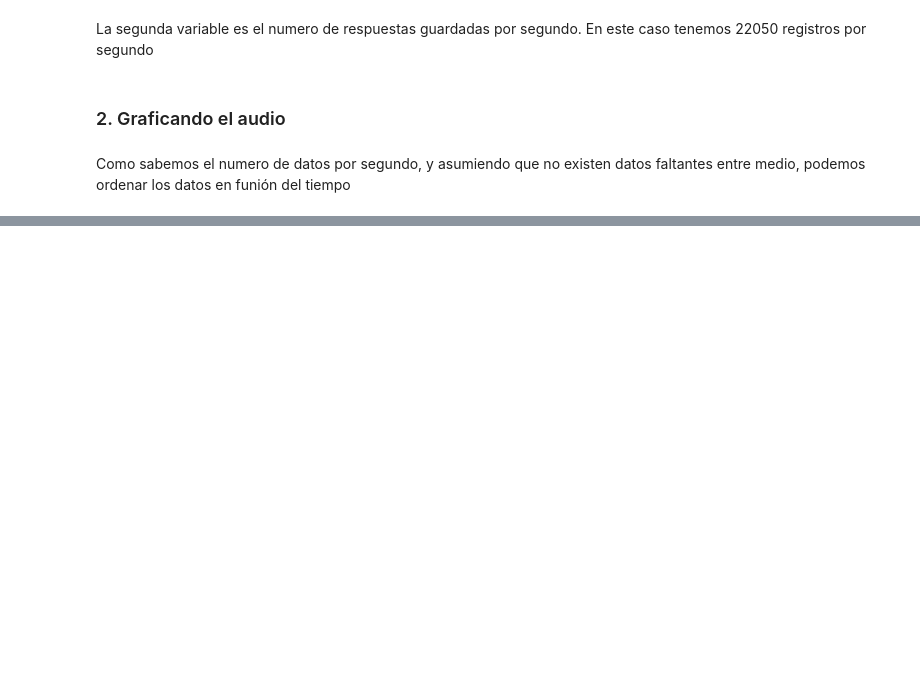
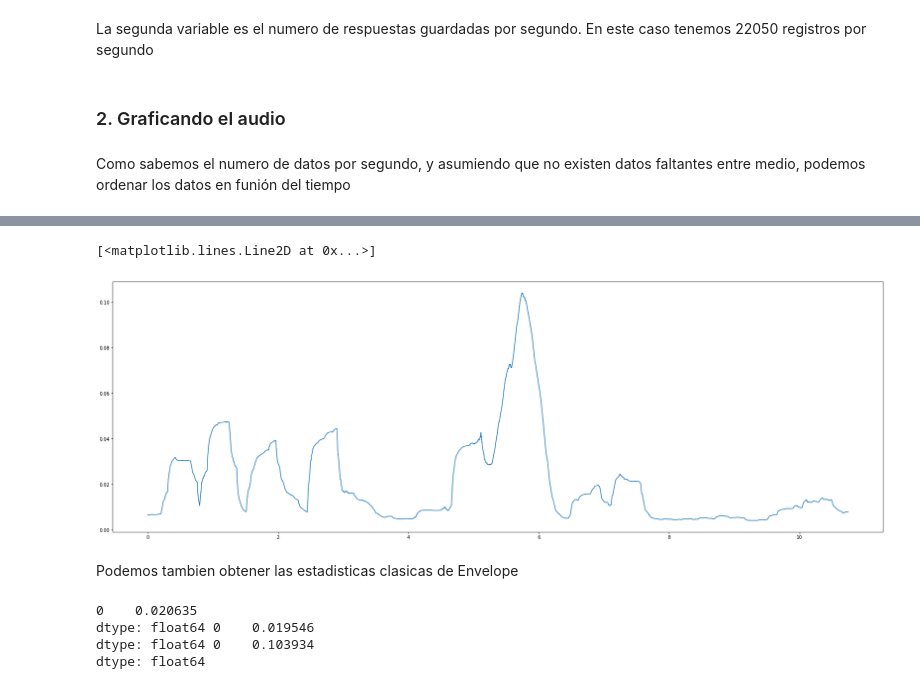
Before and after one commit to PamelaMunozCaceres/Python-Study, a Jupyter notebook: Jugando con datos de audio.ipynb, the cells around one changed output, grey strips where cells are left out. Saved outputs shown, nothing was run; the diff lists cells and outputs as text; code cells hidden in the pictures; blank space fills up the shorter version.

```diff
--- a/Jugando con datos de audio.ipynb
+++ b/Jugando con datos de audio.ipynb
@@ -43,0 +100,31 @@ ax.plot(tiempo, audio)
+# %%
+# Encontramos el valor absoluto
+audio_rectified = audio.apply(np.abs)
+# Creamos ventanas temporales
+audio_envelope = audio_rectified.rolling(10000).mean()
+
+audio_envelope.dropna(inplace=True)
+# %%
+# Array de 0 al largo del vector audio
+ixs = np.arange(audio_envelope[0].shape[-1])
+# Array de tiempos
+tiempo = ixs / sfreq
+
+fig, ax = plt.subplots(figsize=(30, 10))
+ax.plot(tiempo, audio_envelope)
+# %% [output]
+[<matplotlib.lines.Line2D at 0x...>]
+[figure, added]
+# %% [markdown]
+Podemos tambien obtener las estadisticas clasicas de Envelope
+# %%
+envelope_mean = np.mean(audio_envelope, axis=0)
+envelope_std = np.std(audio_envelope, axis=0)
+envelope_max = np.max(audio_envelope, axis=0)
+
+print(envelope_mean, envelope_std, envelope_max)
+# %% [output]
+0    0.020635
+dtype: float64 0    0.019546
+dtype: float64 0    0.103934
+dtype: float64
```
Also changed, not shown: parts of 15 cells of this notebook.
